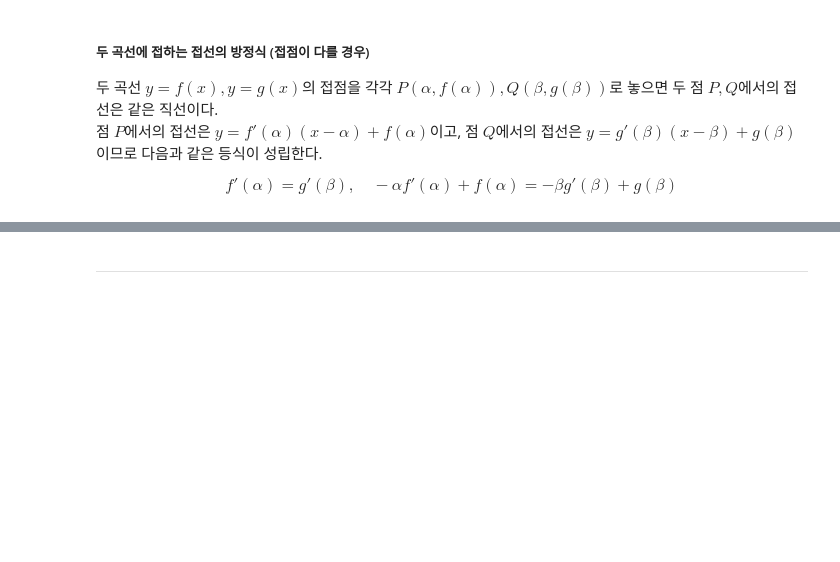
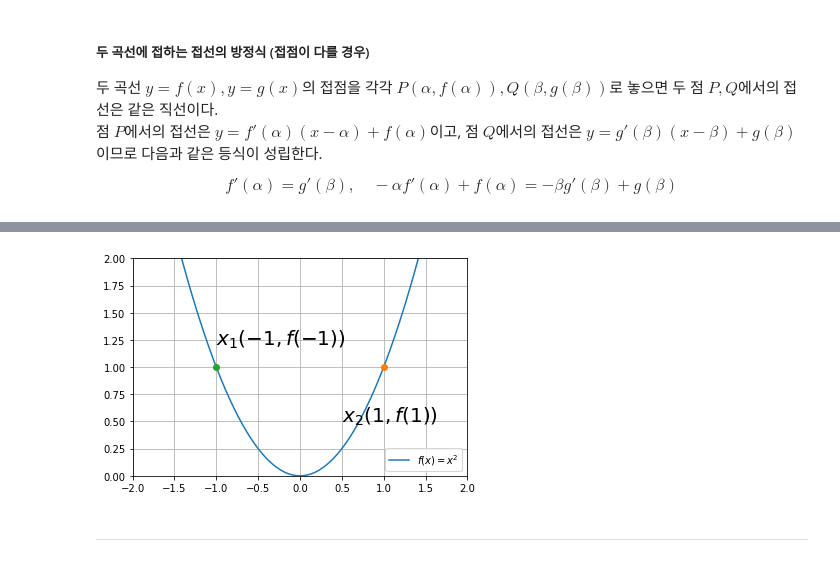
Before and after one commit to ecjang/pages, a Jupyter notebook: Math/[Statistic]_04_Use of Derivatives.ipynb, the cells around one changed output, grey strips where cells are left out. Saved outputs shown, nothing was run; the diff lists cells and outputs as text; code cells hidden in the pictures; blank space fills up the shorter version.

```diff
--- a/Math/[Statistic]_04_Use of Derivatives.ipynb
+++ b/Math/[Statistic]_04_Use of Derivatives.ipynb
@@ -107,2 +132,11 @@ $$ f'(\alpha)=g'(\beta), \quad -\alpha f'(\alpha)+f(\alpha) = -\beta g'(\beta)+g
+# %%
+x = np.arange(-5,5,0.01)
+plt.plot(x, x**2, label="$f(x)=x^2$")
+plt.plot(1,1,'o'); plt.plot(-1,1,'o')
+plt.annotate('$x_2(1,f(1))$', xy=(1,1), xytext=(0.5,0.5), fontsize=20)
+plt.annotate('$x_1(-1,f(-1))$', xy=(-1,1), xytext=(-1,1.2), fontsize=20)
+plt.xlim(-2,2);plt.ylim(0,2);plt.grid();plt.legend(loc='lower right');plt.show()
+# %% [output]
+[figure, added]
 # %% [markdown]
 -----
```
Also changed, not shown: parts of 5 cells of this notebook.
